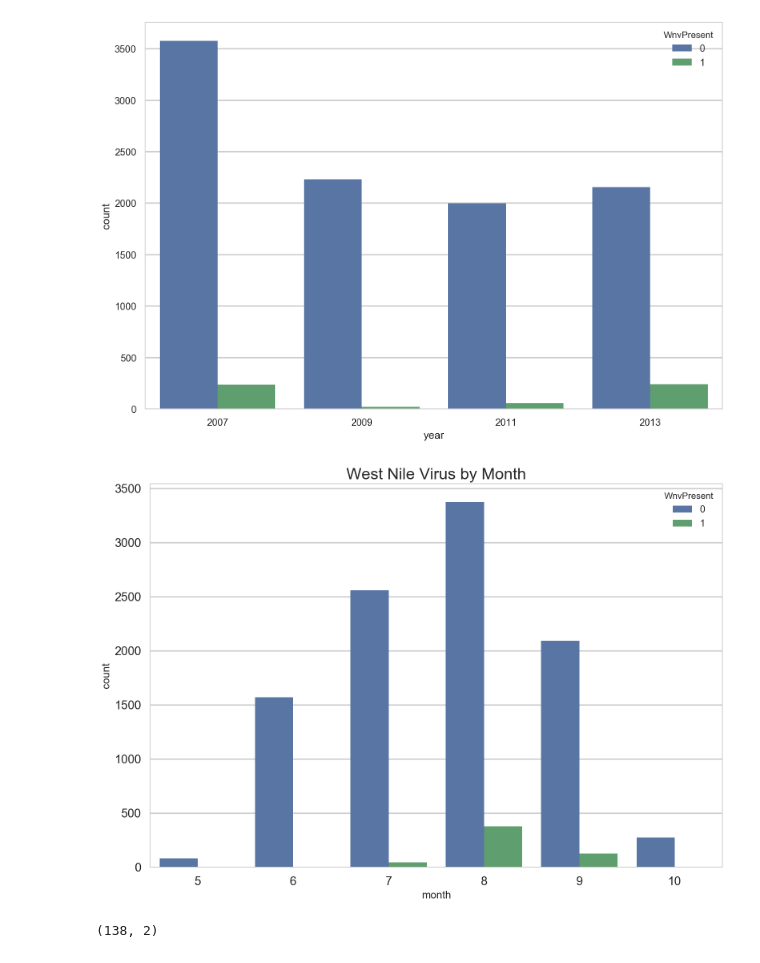
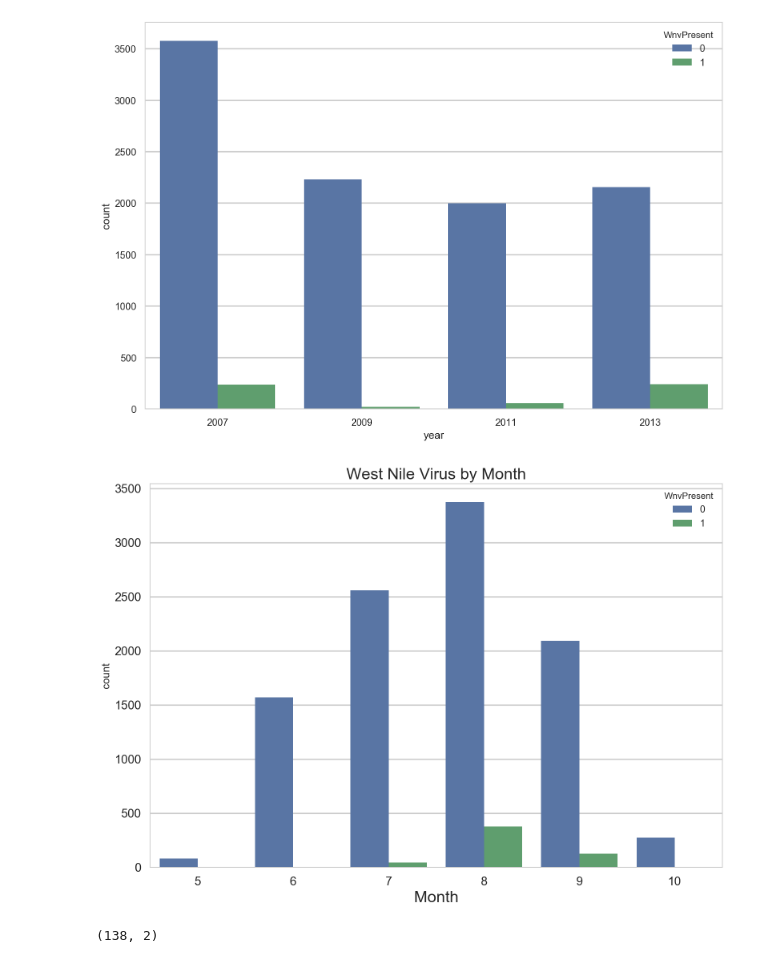
Before and after one commit to tkh5044/ADT-Kaggle, a Jupyter notebook: code/west-nile-eda.ipynb, the cells around one changed output. Saved outputs shown, nothing was run; the diff lists cells and outputs as text; code cells hidden in the pictures.

```diff
--- a/code/west-nile-eda.ipynb
+++ b/code/west-nile-eda.ipynb
@@ -168,11 +169,12 @@ train['month'] = train.Date.dt.month
 # %%
 sns.countplot(train.month, hue=train.WnvPresent)
 plt.xticks(fontsize=15)
 plt.yticks(fontsize=15)
+plt.xlabel('Month', fontsize=20)
 plt.title('West Nile Virus by Month', fontsize=20)
 plt.savefig('../images/month-count.png')
 # %% [output]
-[figure, old version]
+[figure, new version]
 # %%
 address_trap = train[['Address', 'Trap']].drop_duplicates()
 address_trap.shape
```
Also changed, not shown: parts of 2 cells of this notebook, 11 other files.
